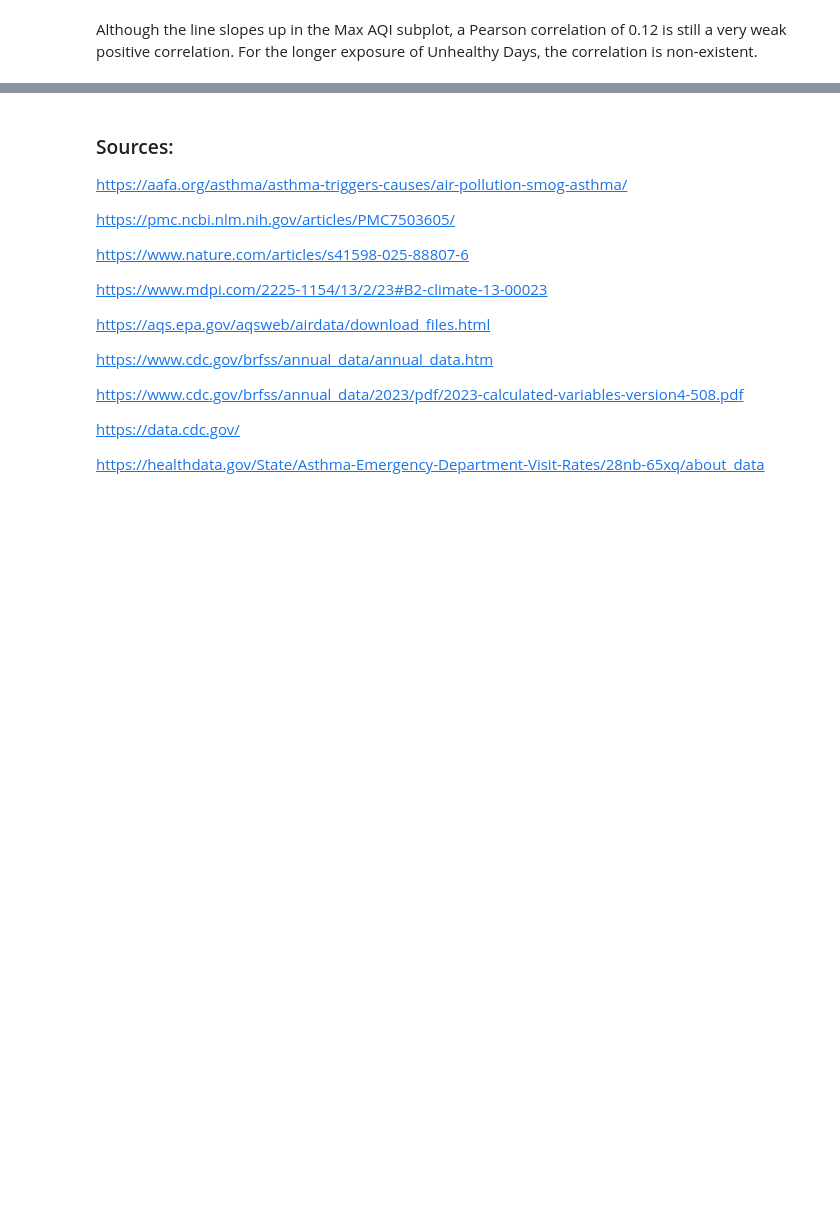
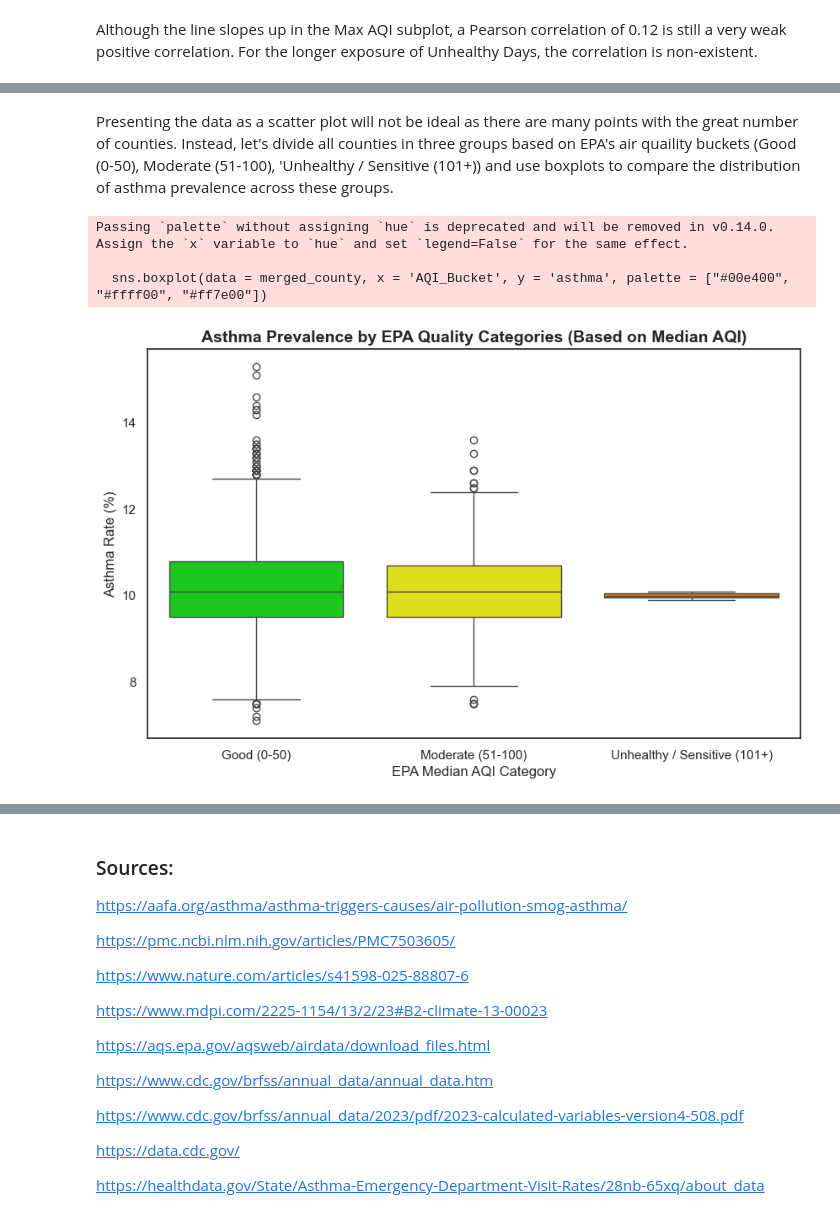
Before and after one commit to KalinaMarkova/data_science_course_project, a Jupyter notebook: The Impact of Air Pollution on Asthma A Regression Analysis.ipynb, the cells around one changed output, grey strips where cells are left out. Drawn from its saved outputs; the diff is of its cells as text; code cells hidden in the pictures; blank space fills up the shorter version.

```diff
--- a/The Impact of Air Pollution on Asthma A Regression Analysis.ipynb
+++ b/The Impact of Air Pollution on Asthma A Regression Analysis.ipynb
@@ -559,11 +577,11 @@ places_asthma_list[0][["Year", "StateDesc", "LocationName", "Data_Value"]].head(
 # %% [markdown]
 The dataset includes national rows where StateDesc = United States and LocationName = NaN. We will remove those rows and keep only real county rows.
 # %%
-places_asthma_list = [
+county_asthma_list = [
     df[df["LocationName"].notna()]
-    for df in places_asthma_list
+    for df in county_asthma_list
 ]
-places_asthma_list[0][["Year", "StateDesc", "LocationName", "Data_Value"]].head()
+county_asthma_list[0][["Year", "StateDesc", "LocationName", "Data_Value"]].head()
 # %% [output]
 |  | Year | StateDesc | LocationName | Data_Value |
 | 86 | 2018 | Alabama | Autauga | 10.2 |
@@ -572,10 +590,12 @@ places_asthma_list[0][["Year", "StateDesc", "LocationName", "Data_Value"]].head(
 | 142 | 2018 | Alabama | Baldwin | 9.6 |
 | 198 | 2018 | Alabama | Barbour | 11.6 |
 # %%
+# Taking the mean for multiple entries
+county_asthma  = county_asthma.groupby(['Year', 'State', 'County'])['asthma'].mean().reset_index()
 # Combining the datasets and keeping what we need
-places_asthma = pd.concat(places_asthma_list, ignore_index = True)
-places_asthma = places_asthma[["Year", "StateDesc", "LocationName", "Data_Value"]]
-places_asthma = places_asthma.rename(columns={
+county_asthma = pd.concat(county_asthma_list, ignore_index = True)
+county_asthma = county_asthma[["Year", "StateDesc", "LocationName", "Data_Value"]]
+county_asthma = county_asthma.rename(columns={
     "StateDesc": "State",
     "LocationName": "County",
     "Data_Value": "asthma"
@@ -1148,0 +1197,7 @@ Combined air quality metrics explain only 5.2% of the variance in asthma rates (
+# %%
+merged_county = pd.merge(
+    epa,
+    county_asthma,
+    on=['Year', 'State', 'County'],
+    how='inner'
+)
@@ -1148,0 +1213,20 @@ Combined air quality metrics explain only 5.2% of the variance in asthma rates (
+# %% [markdown]
+Presenting the data as a scatter plot will not be ideal as there are many points with the great number of counties. Instead, let's divide all counties in three groups based on EPA's air quaility buckets (Good (0-50), Moderate (51-100), 'Unhealthy / Sensitive (101+)) and use boxplots to compare the distribution of asthma prevalence across these groups.
+# %%
+merged_county['AQI_Bucket'] = pd.cut(
+    merged_county['Median AQI'],
+    bins = [0, 50, 100, 500],
+    labels = ['Good (0-50)', 'Moderate (51-100)', 'Unhealthy / Sensitive (101+)']
+)
+
+plt.figure(figsize = (10, 6))
+sns.boxplot(data = merged_county, x = 'AQI_Bucket', y = 'asthma', palette = ["#00e400", "#ffff00", "#ff7e00"])
+plt.title("Asthma Prevalence by EPA Quality Categories (Based on Median AQI)", fontsize = 14, fontweight = 'bold')
+plt.ylabel("Asthma Rate (%)")
+plt.xlabel("EPA Median AQI Category")
+plt.show()
+# %% [output]
+Passing `palette` without assigning `hue` is deprecated and will be removed in v0.14.0. Assign the `x` variable to `hue` and set `legend=False` for the same effect.
+
+  sns.boxplot(data = merged_county, x = 'AQI_Bucket', y = 'asthma', palette = ["#00e400", "#ffff00", "#ff7e00"])
+[figure, added]
```
Also changed, not shown: parts of 23 cells of this notebook.
